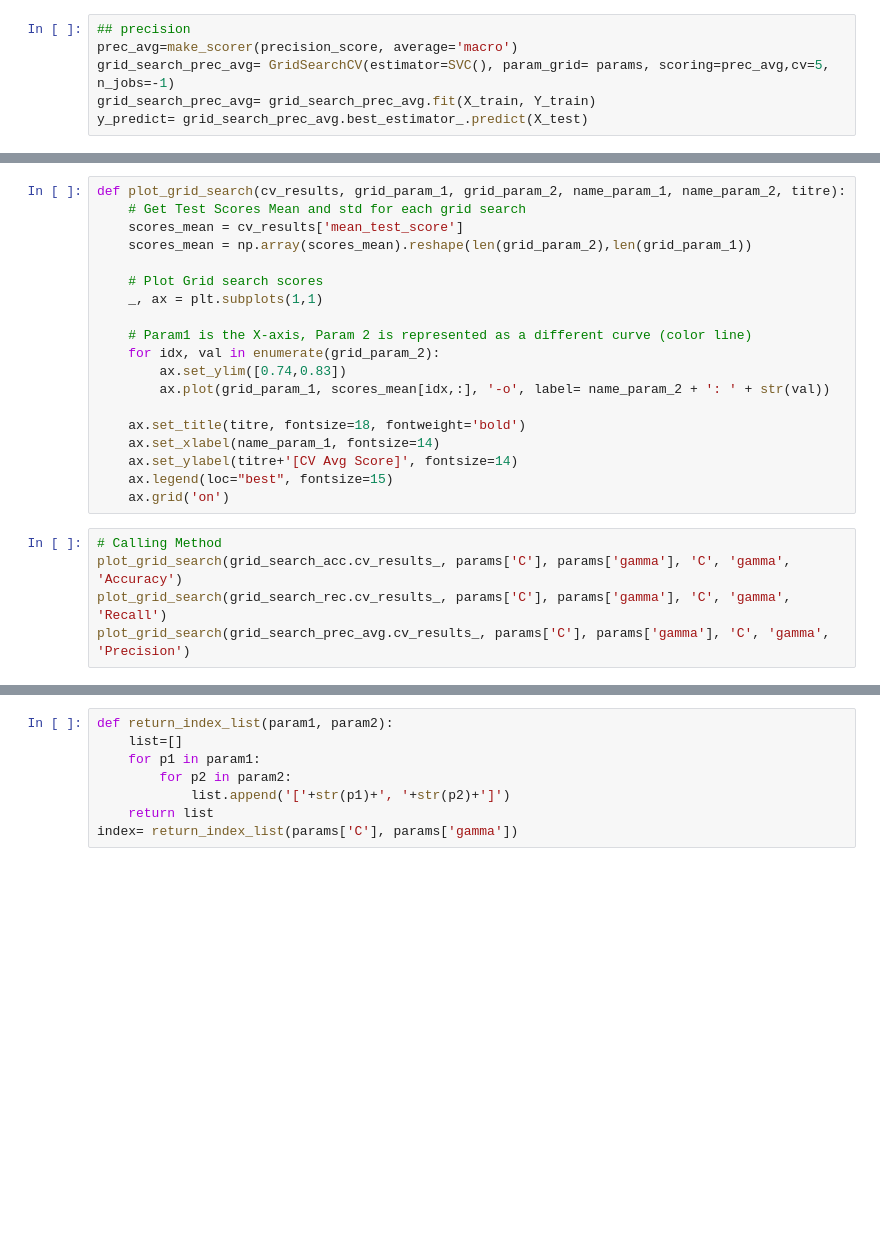
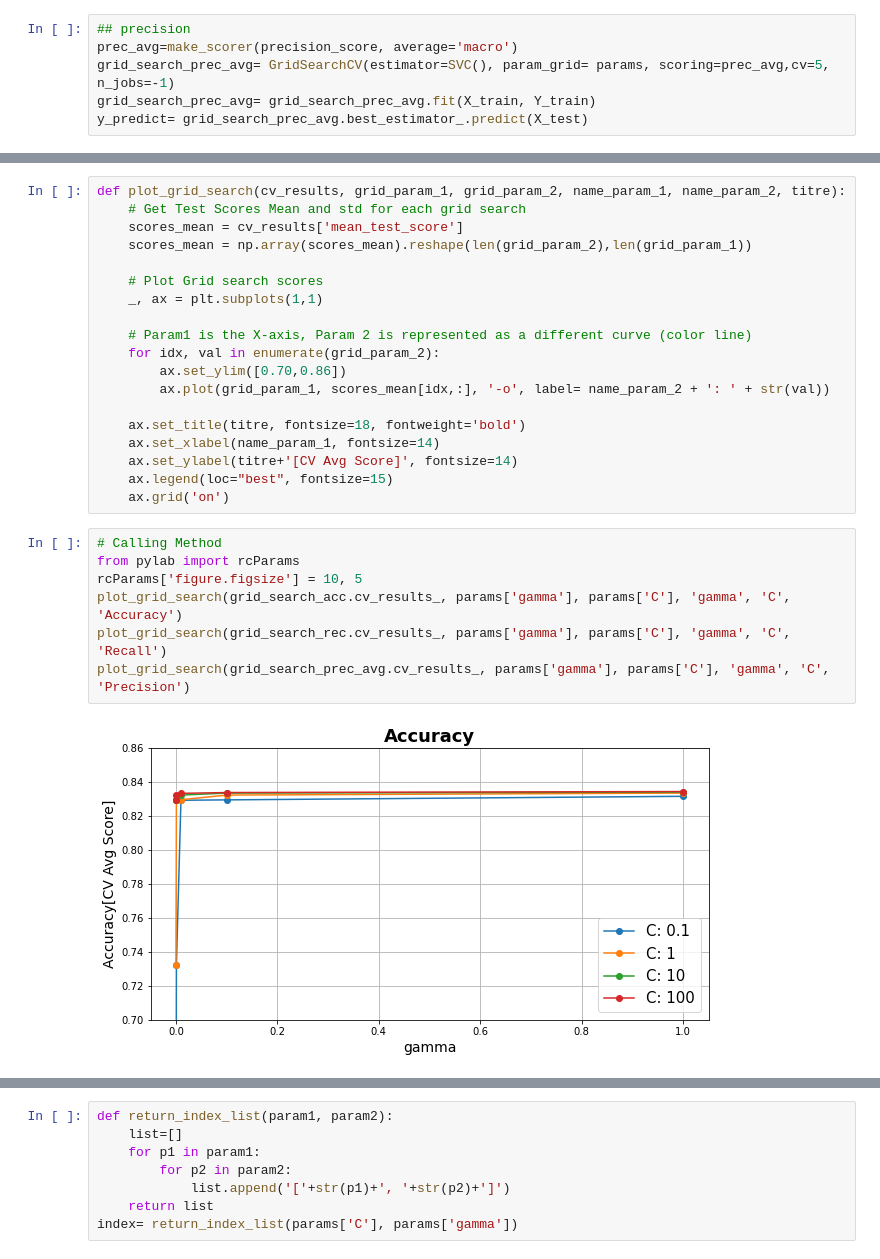
Before and after one commit to Tip-Toes/Predictive-analytics-in-bank-loans-granting, a Jupyter notebook: feature_selection/Univariante ROC_AUC/Qualitative deleted/Continuous deleted/Balancing_Oversamlping_SMOTE/MinMax normalised/Training Models/SVM.ipynb, the cells around one changed output, grey strips where cells are left out. Saved outputs shown, nothing was run; the diff lists cells and outputs as text; blank space fills up the shorter version.

```diff
--- a/feature_selection/Univariante ROC_AUC/Qualitative deleted/Continuous deleted/Balancing_Oversamlping_SMOTE/MinMax normalised/Training Models/SVM.ipynb
+++ b/feature_selection/Univariante ROC_AUC/Qualitative deleted/Continuous deleted/Balancing_Oversamlping_SMOTE/MinMax normalised/Training Models/SVM.ipynb
@@ -78,7 +132,7 @@ def plot_grid_search(cv_results, grid_param_1, grid_param_2, name_param_1, name_
 
     # Param1 is the X-axis, Param 2 is represented as a different curve (color line)
     for idx, val in enumerate(grid_param_2):
-        ax.set_ylim([0.74,0.83])
+        ax.set_ylim([0.70,0.86])
         ax.plot(grid_param_1, scores_mean[idx,:], '-o', label= name_param_2 + ': ' + str(val))
 
     ax.set_title(titre, fontsize=18, fontweight='bold')
@@ -88,6 +142,10 @@ def plot_grid_search(cv_results, grid_param_1, grid_param_2, name_param_1, name_
     ax.grid('on')
 # %%
 # Calling Method
-plot_grid_search(grid_search_acc.cv_results_, params['C'], params['gamma'], 'C', 'gamma', 'Accuracy')
-plot_grid_search(grid_search_rec.cv_results_, params['C'], params['gamma'], 'C', 'gamma', 'Recall')
-plot_grid_search(grid_search_prec_avg.cv_results_, params['C'], params['gamma'], 'C', 'gamma', 'Precision')
+from pylab import rcParams
+rcParams['figure.figsize'] = 10, 5
+plot_grid_search(grid_search_acc.cv_results_, params['gamma'], params['C'], 'gamma', 'C', 'Accuracy')
+plot_grid_search(grid_search_rec.cv_results_, params['gamma'], params['C'], 'gamma', 'C', 'Recall')
+plot_grid_search(grid_search_prec_avg.cv_results_, params['gamma'], params['C'], 'gamma', 'C', 'Precision')
+# %% [output]
+[figure, added]
```
Also changed, not shown: parts of 7 cells of this notebook, 3 other files.
